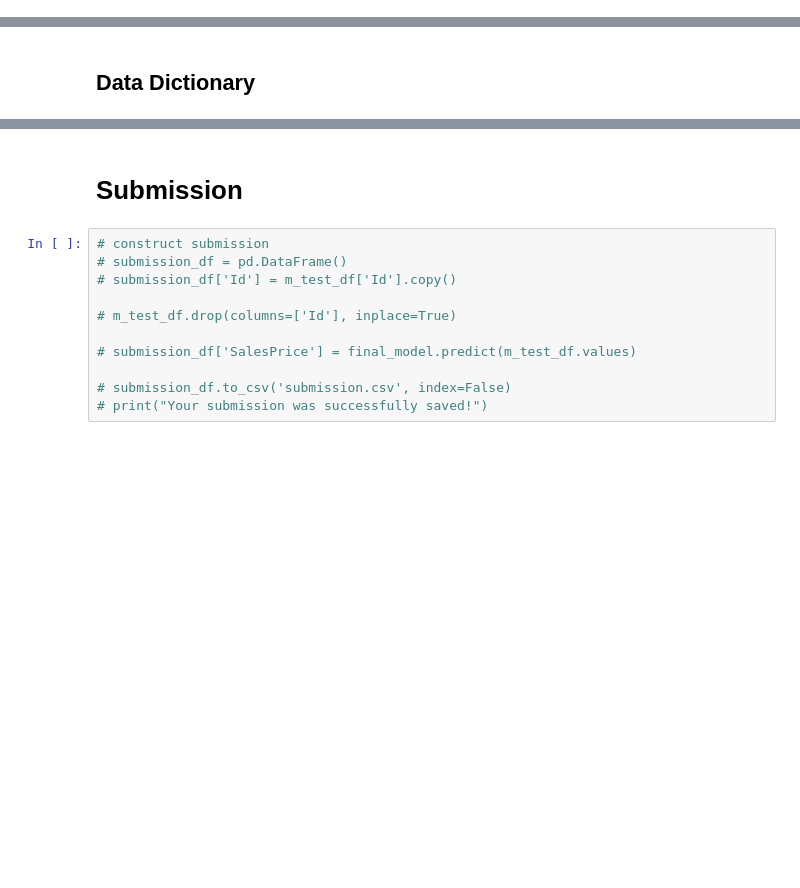
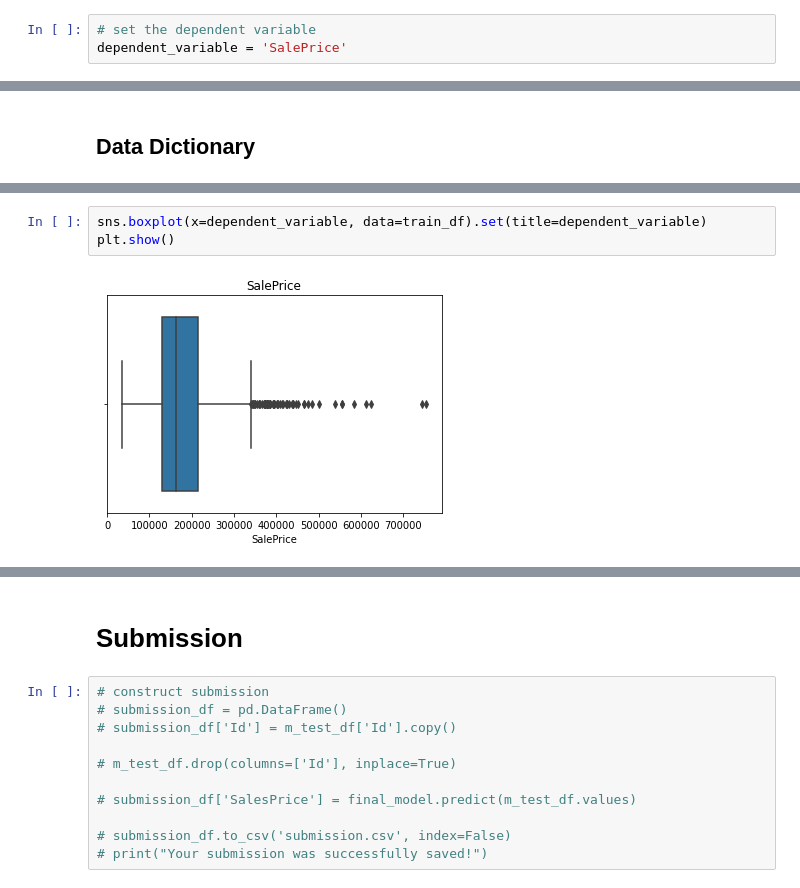
Before and after one commit to levimjoseph/kaggle-public, a Jupyter notebook: house-prices-levimjoseph.ipynb, the cells around one changed output, grey strips where cells are left out. Cells and saved outputs as stored; diff of their text form; blank space fills up the shorter version.

Commit message:
Kaggle Notebook | House Prices - Regression | Version 12

```diff
--- a/house-prices-levimjoseph.ipynb
+++ b/house-prices-levimjoseph.ipynb
@@ -26,2 +34,5 @@ train_df.head()
+# %%
+# set the dependent variable
+dependent_variable = 'SalePrice'
 # %%
 test_df.head()
@@ -53,0 +116,5 @@ with open('../input/house-prices-advanced-regression-techniques/data_description
+# %%
+sns.boxplot(x=dependent_variable, data=train_df).set(title=dependent_variable)
+plt.show()
+# %% [output]
+[figure, added]
```
Also changed, not shown: parts of 22 cells of this notebook.
